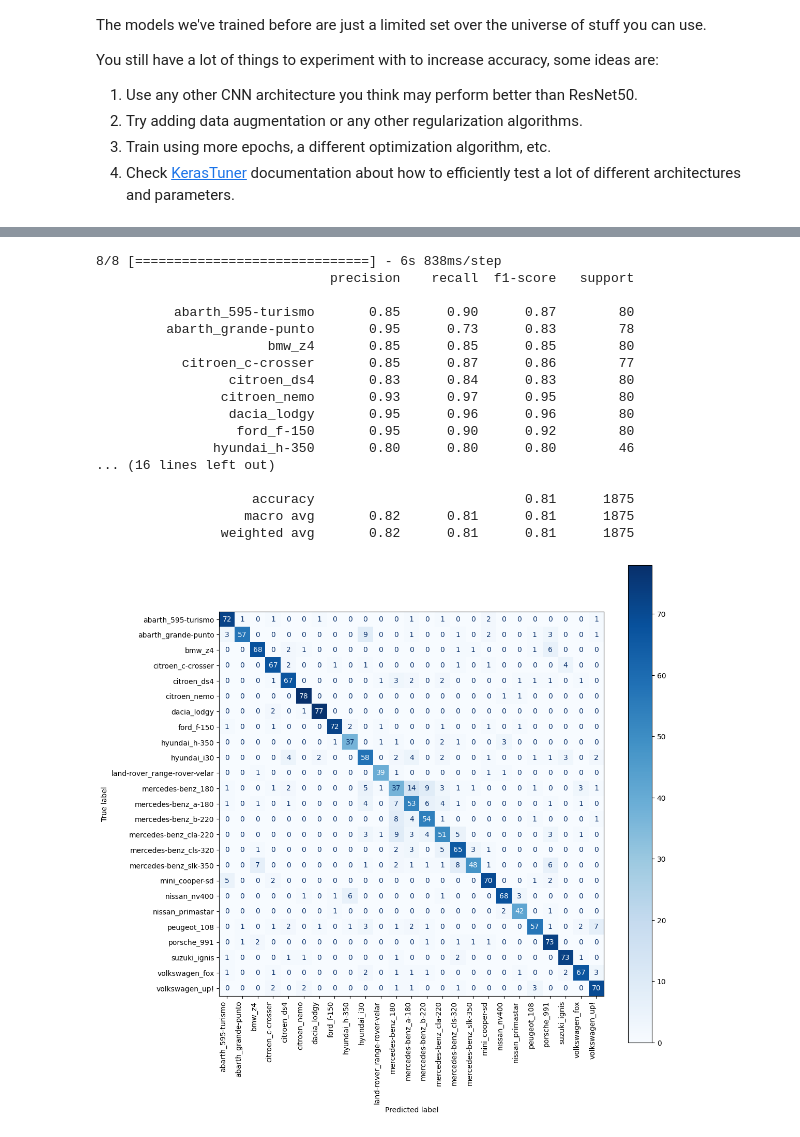
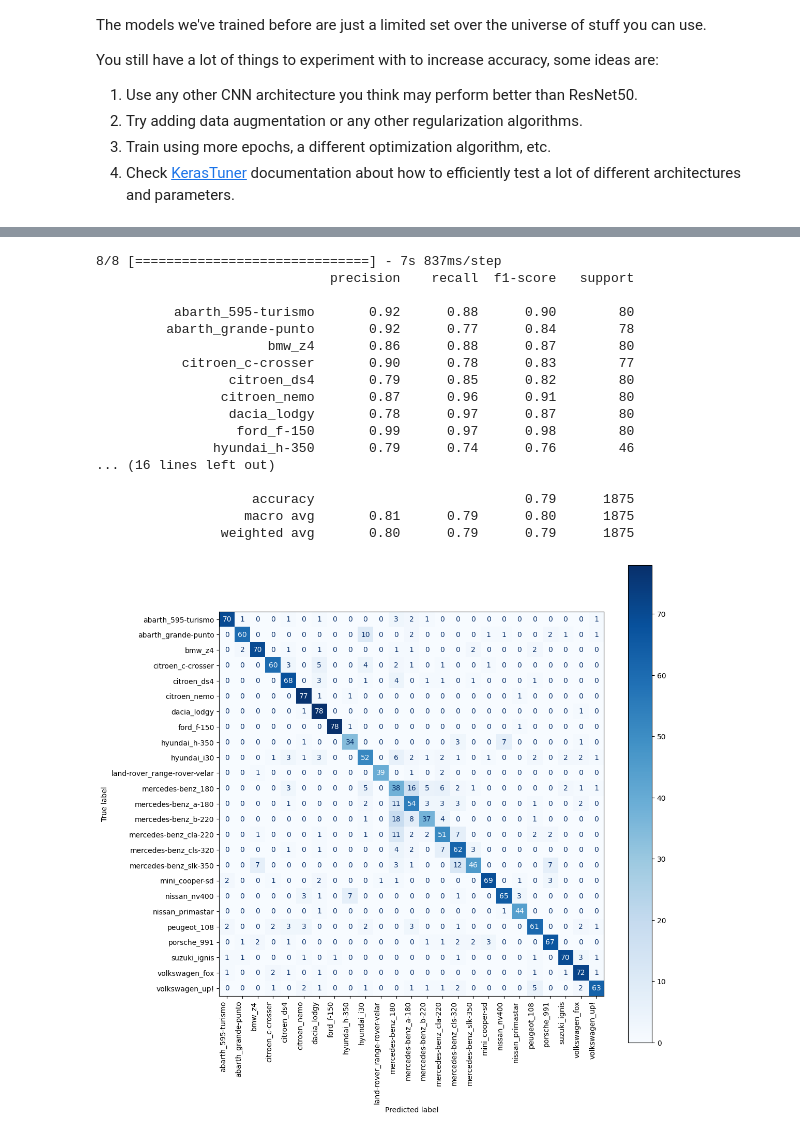
Before and after one commit to rodrigo714/anyoneai, a Jupyter notebook: AnyoneAI - Sprint Project 04.ipynb, the cells around one changed output, grey strips where cells are left out. Saved outputs shown, nothing was run; the diff lists cells and outputs as text; code cells hidden in the pictures.

```diff
--- a/AnyoneAI - Sprint Project 04.ipynb
+++ b/AnyoneAI - Sprint Project 04.ipynb
@@ -442,15 +442,16 @@ data_augmentation = keras.Sequential(
         layers.RandomFlip("horizontal_and_vertical"),                           # Volteo horizontal y vertical
         layers.RandomRotation(0.5),                                             # Rotación aleatoria
         layers.RandomZoom(0.5),                                                 # Zoom aleatorio
-        layers.RandomBrightness(0.1),                                           # Brillo aleatorio
-        layers.RandomContrast(0.1),                                             # Contraste aleatorio
+        layers.RandomBrightness(0.5),                                           # Brillo aleatorio
+        layers.RandomContrast(0.5),                                             # Contraste aleatorio
         layers.Lambda(lambda x: tf.image.random_saturation(x, 0.6, 1.4)),       # Saturación aleatoria
         layers.Lambda(lambda x: tf.image.random_hue(x, 0.2)),                   # Tono aleatorio
         layers.RandomTranslation(height_factor=0.1, width_factor=0.1),          # Traslación aleatoria
         layers.RandomCrop(height=img_height, width=img_width),                  # Recorte aleatorio
-        layers.RandomHeight(factor=0.1),                                        # Altura aleatoria
-        layers.RandomWidth(factor=0.1),                                         # Ancho aleatorio
-        layers.GaussianNoise(0.1),                                              # Ruido gaussiano
+        layers.RandomHeight(factor=0.5),                                        # Altura aleatoria
+        layers.RandomWidth(factor=0.5),                                         # Ancho aleatorio
+        layers.GaussianNoise(0.5),                                              # Ruido gaussiano
+        layers.GaussianDropout(0.5),
         layers.Lambda(lambda x: tf.image.random_brightness(x, max_delta=0.1)),  # Brillo aleatorio (versión alternativa)
         layers.Lambda(lambda x: tf.image.random_flip_left_right(x)),            # Volteo aleatorio izquierdo-derecho
         layers.Lambda(lambda x: tf.image.random_flip_up_down(x))                # Volteo aleatorio arriba-abajo
@@ -472,8 +473,10 @@ for layer in resnet50.layers:
 
 model = keras.Sequential()
 model.add(resnet50)
-model.add(layers.Flatten())
+model.add(layers.GlobalAveragePooling2D())  # Puedes cambiar a Flatten si prefieres
 model.add(layers.Dropout(0.5))
+model.add(layers.Dense(512, activation="relu"))  # Capa densa adicional
+model.add(layers.BatchNormalization())
 model.add(layers.Dense(num_classes, activation="softmax"))
 print(model.summary())
 
@@ -493,7 +496,7 @@ lr_scheduler = ReduceLROnPlateau(
 
 early_stopping = EarlyStopping(patience=4, restore_best_weights=True)
 
-resnet50_model.fit(
+model.fit(
     train_ds,
     validation_data=test_ds,
     epochs=20,
@@ -521,49 +524,43 @@ Epoch 17/20
 # %%
 import numpy as np
 import matplotlib.pyplot as plt
 from sklearn.metrics import classification_report, confusion_matrix, ConfusionMatrixDisplay
 
-# Obtén las etiquetas verdaderas
 y_true = np.concatenate([y for x, y in test_ds], axis=0)
 if y_true.ndim > 1 and y_true.shape[1] > 1:
     y_true = np.argmax(y_true, axis=1)
 
-# Obtén las predicciones del modelo
-y_pred = resnet50_model.predict(test_ds)
+y_pred = model.predict(test_ds)
 y_pred_classes = np.argmax(y_pred, axis=1)
 
-# Imprime el reporte de clasificación
 print(classification_report(y_true, y_pred_classes, target_names=class_names))
 
-# Calcula y visualiza la matriz de confusión
 cm = confusion_matrix(y_true, y_pred_classes)
 disp = ConfusionMatrixDisplay(confusion_matrix=cm, display_labels=class_names)
 
-# Dibuja la matriz de confusión
-fig, ax = plt.subplots(figsize=(12, 12))  # Ajusta el tamaño según sea necesario
+fig, ax = plt.subplots(figsize=(12, 12))
 disp.plot(cmap='Blues', ax=ax)
 
-# Rota las etiquetas del eje x
 plt.xticks(rotation=90, ha='right')
 plt.yticks(rotation=0)
 
 plt.show()
 # %% [output]
-8/8 [==============================] - 6s 838ms/step
+8/8 [==============================] - 7s 837ms/step
                               precision    recall  f1-score   support
 
-          abarth_595-turismo       0.85      0.90      0.87        80
-         abarth_grande-punto       0.95      0.73      0.83        78
-                      bmw_z4       0.85      0.85      0.85        80
-           citroen_c-crosser       0.85      0.87      0.86        77
-                 citroen_ds4       0.83      0.84      0.83        80
-                citroen_nemo       0.93      0.97      0.95        80
-                 dacia_lodgy       0.95      0.96      0.96        80
-                  ford_f-150       0.95      0.90      0.92        80
-               hyundai_h-350       0.80      0.80      0.80        46
+          abarth_595-turismo       0.92      0.88      0.90        80
+         abarth_grande-punto       0.92      0.77      0.84        78
+                      bmw_z4       0.86      0.88      0.87        80
+           citroen_c-crosser       0.90      0.78      0.83        77
+                 citroen_ds4       0.79      0.85      0.82        80
+                citroen_nemo       0.87      0.96      0.91        80
+                 dacia_lodgy       0.78      0.97      0.87        80
+                  ford_f-150       0.99      0.97      0.98        80
+               hyundai_h-350       0.79      0.74      0.76        46
 ... (16 lines left out)
 
-                    accuracy                           0.81      1875
-                   macro avg       0.82      0.81      0.81      1875
-                weighted avg       0.82      0.81      0.81      1875
+                    accuracy                           0.79      1875
+                   macro avg       0.81      0.79      0.80      1875
+                weighted avg       0.80      0.79      0.79      1875
-[figure, old version]
+[figure, new version]
```
Also changed, not shown: parts of 2 cells of this notebook, 1 other file.
